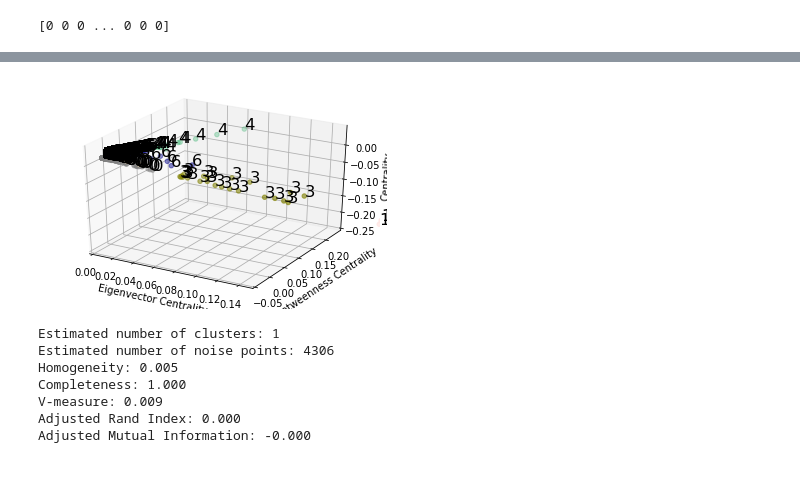
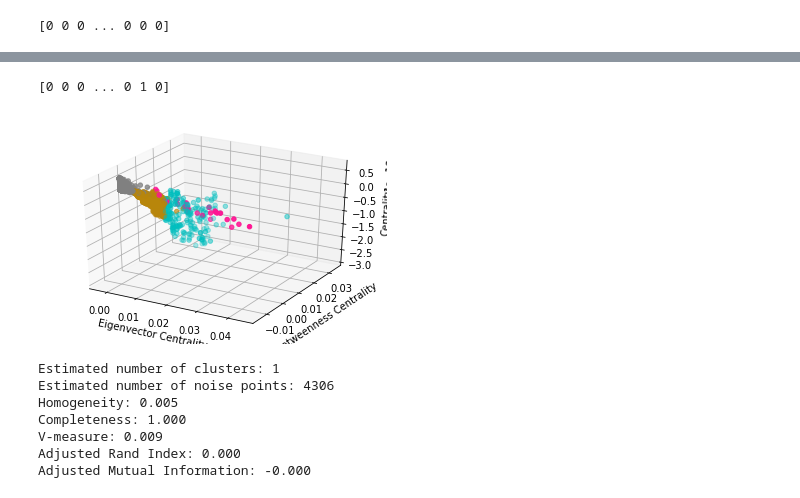
Before and after one commit to MarinerT/CreatingIPProfiles, a Jupyter notebook: worksheet/KMeansClustering.ipynb, the cells around one changed output, grey strips where cells are left out. Cells and saved outputs as stored; diff of their text form; code cells hidden in the pictures.

```diff
--- a/worksheet/KMeansClustering.ipynb
+++ b/worksheet/KMeansClustering.ipynb
@@ -550,50 +540,65 @@ pca = PCA(3)
 pca.fit(df_conc)
 
 pca_data = pd.DataFrame(pca.transform(df_conc))
+# %%
+
+from scipy import stats
+pca_data_noutliers = pca_data[(np.abs(stats.zscore(pca_data)) < 3).all(axis=1)]
+# %%
+pca_data_noutliers.reset_index()
+clusters = 3
+
+kmeans = KMeans(n_clusters = clusters)
+kmeans.fit(pca_data_noutliers)
+
+print(kmeans.labels_)
+# %% [output]
+[0 0 0 ... 0 1 0]
 # %%
-
 from matplotlib import colors as mcolors
 import math
 
 ''' Generating different colors in ascending order
                                 of their hsv values '''
 colors = list(zip(*sorted((
                     tuple(mcolors.rgb_to_hsv(
                           mcolors.to_rgba(color)[:3])), name)
                      for name, color in dict(
                             mcolors.BASE_COLORS, **mcolors.CSS4_COLORS
                                                       ).items())))[1]
 
 
 # number of steps to taken generate n(clusters) colors
 skips = math.floor(len(colors[5 : -5])/clusters)
 cluster_colors = colors[5 : -5 : skips]
 
 
 from mpl_toolkits.mplot3d import Axes3D
 import matplotlib.pyplot as plt
 
 fig = plt.figure()
 ax = fig.add_subplot(111, projection = '3d')
-ax.scatter(pca_data[0], pca_data[1], pca_data[2],
+ax.scatter(pca_data_noutliers[0], pca_data_noutliers[1], pca_data_noutliers[2],
            c = list(map(lambda label : cluster_colors[label],
                                             kmeans.labels_)))
-ax.set_xlim(0, .15)
-ax.set_ylim(-.05, .25)
-ax.set_zlim(-.25, .05)
+# ax.set_xlim(0, .15)
+# ax.set_ylim(-.05, .25)
+# ax.set_zlim(-.25, .05)
 ax.set_xlabel('Eigenvector Centrality')
 ax.set_ylabel('Betweenness Centrality')
 ax.set_zlabel('Centrality')
 str_labels = list(map(lambda label:'% s' % label, kmeans.labels_))
 
-list(map(lambda data1, data2, data3, str_label:
-         ax.text(data1, data2, data3, s = str_label, size = 16.5,
-         zorder = 20, color = 'k'), pca_data[0], pca_data[1],
-         pca_data[2], str_labels))
-
-plt.show()
+# list(map(lambda data1, data2, data3, str_label:
+#          ax.text(data1, data2, data3, s = str_label, size = 16.5,
+#          zorder = 20, color = 'k'), pca_data[0], pca_data[1],
+#          pca_data[2], str_labels))
+# for angle in range(0, 360):
+#     ax.view_init(0, angle)
+#     plt.draw()
+#     plt.pause(.001)
 # %% [output]
-[figure, old version]
+[figure, new version]
 # %%
 from sklearn.cluster import DBSCAN
 from sklearn.metrics import homogeneity_score, completeness_score,v_measure_score, adjusted_rand_score, adjusted_mutual_info_score, silhouette_score
```
Also changed, not shown: parts of 27 cells of this notebook, 2 other files.
